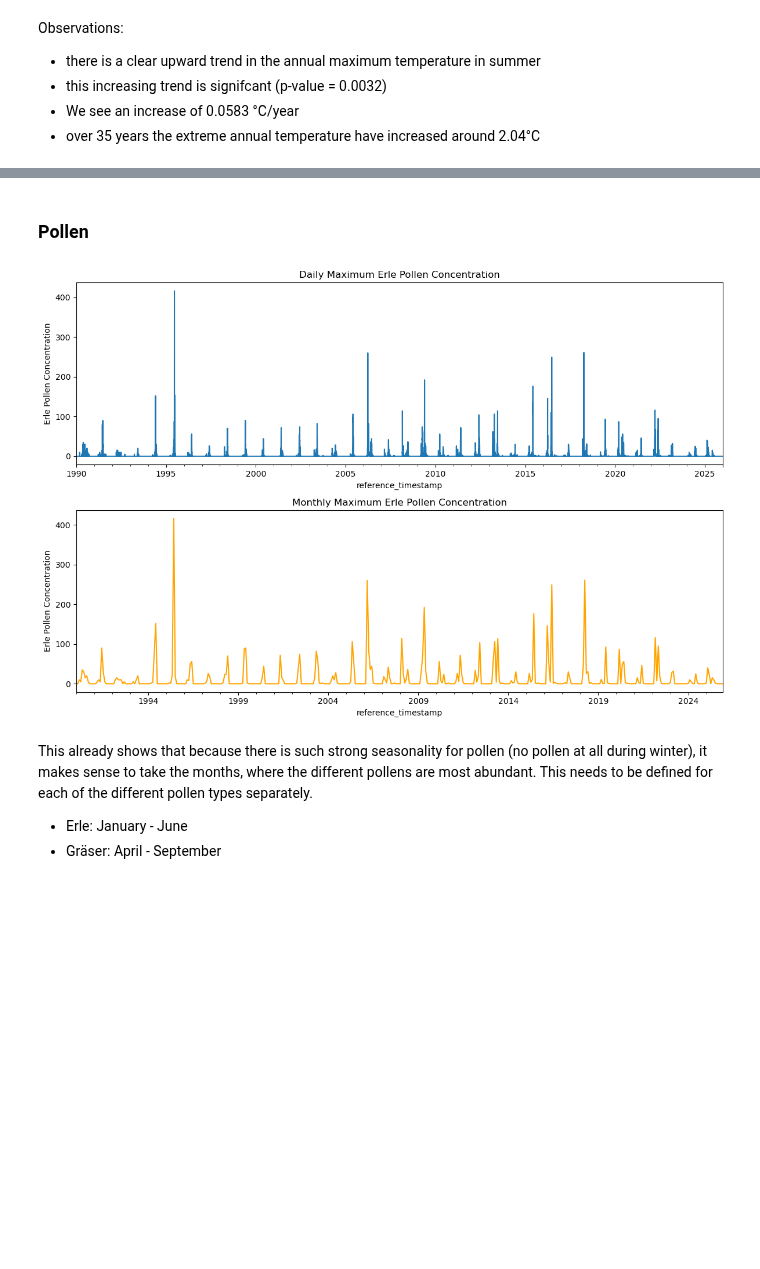
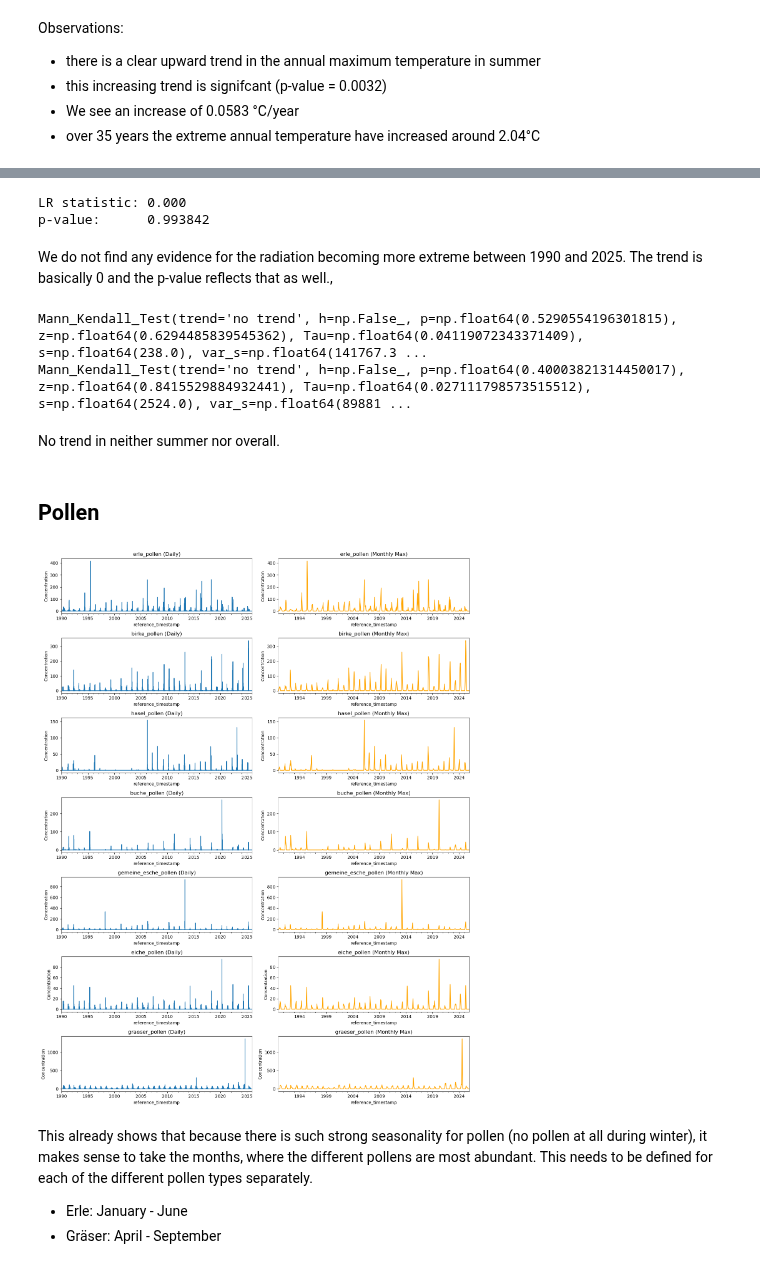
Before and after one commit to lnhrnndz/ESC403-Intro-to-Data-Science-Project, a Jupyter notebook: 04 Extreme Value Analysis.ipynb, the cells around one changed output, grey strips where cells are left out. Saved outputs shown, nothing was run; the diff lists cells and outputs as text; code cells hidden in the pictures; blank space fills up the shorter version.

```diff
--- a/04 Extreme Value Analysis.ipynb
+++ b/04 Extreme Value Analysis.ipynb
@@ -524,26 +963,71 @@ Observations:
+# %%
+# Fit stationary model (mu1 = 0) for comparison
+# Hypothesis Test: Compare the model (non-stationary GEV) to the NULL-Model (stationary GEV)
+
+# Likelihood ratio test
+result_stat = minimize(
+    neg_log_likelihood_stat,
+    x0=[loc0, scale0, shape0],
+    method="Nelder-Mead"
+)
+
+LR = 2 * (result_stat.fun - result.fun)
+
+from scipy.stats import chi2
+p_value = chi2.sf(LR, df=1)
+# sf (survival function): P(X > x) -> probability of getting a value more extreme than x
+# 1 extra parameter in non-stationary model because of mu1
+print(f"LR statistic: {LR:.3f}")
+print(f"p-value:      {p_value:.6f}")
+# %% [output]
+LR statistic: 0.000
+p-value:      0.993842
+# %% [markdown]
+We do not find any evidence for the radiation becoming more extreme between 1990 and 2025. The trend is basically 0 and the p-value reflects that as well.,
+# %%
+# Quick check if radiation levels change overall
+
+# in summer
+result = mk.original_test(summer_max_rad)
+print(result)
+
+# and overall
+result2 = mk.original_test(monthly_radiation)
+print(result2)
+# %% [output]
+Mann_Kendall_Test(trend='no trend', h=np.False_, p=np.float64(0.5290554196301815), z=np.float64(0.6294485839545362), Tau=np.float64(0.04119072343371409), s=np.float64(238.0), var_s=np.float64(141767.3 ...
+Mann_Kendall_Test(trend='no trend', h=np.False_, p=np.float64(0.40003821314450017), z=np.float64(0.8415529884932441), Tau=np.float64(0.027111798573515512), s=np.float64(2524.0), var_s=np.float64(89881 ...
+# %% [markdown]
+No trend in neither summer nor overall.
 # %% [markdown]
-### Pollen ###
+## Pollen ##
 # %%
 # Visualize the data (maxima per month and maxima per day)
-# We start with Erle Pollen
 
-daily_erle = df["erle_pollen"]
+pollen_cols = ["erle_pollen", "birke_pollen", "hasel_pollen", "buche_pollen", "gemeine_esche_pollen", "eiche_pollen", "graeser_pollen"]
 
-monthly_max_erle = df["erle_pollen"].resample("ME").max()
 
-# Plot both
-fig, axes = plt.subplots(2, 1, figsize=(12, 8))
+fig, axes = plt.subplots(len(pollen_cols), 2, figsize=(14, 18))
 
-daily_erle.plot(ax=axes[0], title="Daily Maximum Erle Pollen Concentration")
-axes[0].set_ylabel("Erle Pollen Concentration")
+for i, col in enumerate(pollen_cols):
 
-monthly_max_erle.plot(ax=axes[1], title="Monthly Maximum Erle Pollen Concentration", color="orange")
-axes[1].set_ylabel("Erle Pollen Concentration")
+    daily = df[col]
+    monthly_max = df[col].resample("ME").max()
+
+    # Daily plot
+    daily.plot(ax=axes[i, 0])
+    axes[i, 0].set_title(f"{col} (Daily)")
+    axes[i, 0].set_ylabel("Concentration")
+
+    # Monthly max plot
+    monthly_max.plot(ax=axes[i, 1], color="orange")
+    axes[i, 1].set_title(f"{col} (Monthly Max)")
+    axes[i, 1].set_ylabel("Concentration")
 
 plt.tight_layout()
 plt.show()
 # %% [output]
-[figure, old version]
+[figure, new version]
 # %% [markdown]
 This already shows that because there is such strong seasonality for pollen (no pollen at all during winter), it makes sense to take the months, where the different pollens are most abundant. This needs to be defined for each of the different pollen types separately.
 
```
Also changed, not shown: parts of 47 cells of this notebook, 1 other file.
